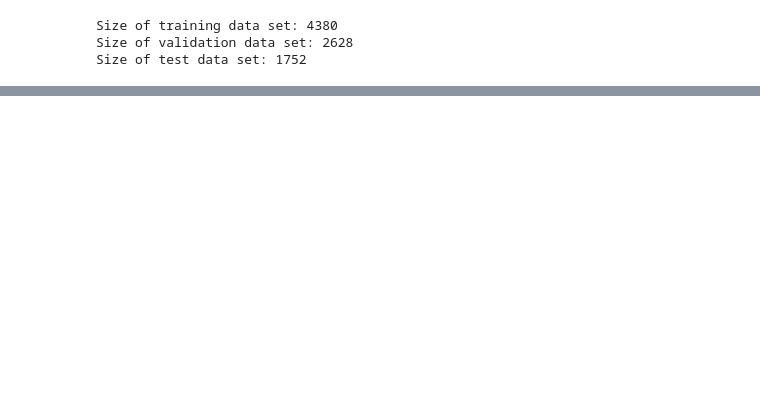
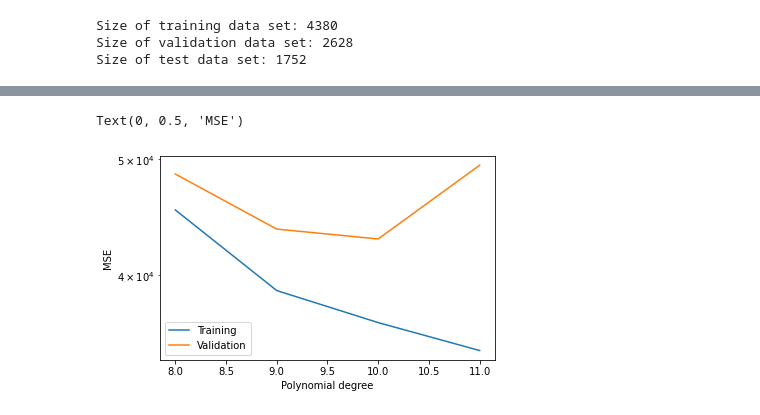
Before and after one commit to agruenb/AA-2022-TEAM-11, a Jupyter notebook: Pred_clean.ipynb, the cells around one changed output, grey strips where cells are left out. Saved outputs shown, nothing was run; the diff lists cells and outputs as text; code cells hidden in the pictures; blank space fills up the shorter version.

```diff
--- a/Pred_clean.ipynb
+++ b/Pred_clean.ipynb
@@ -353,0 +361,9 @@ ValueError: matmul: Input operand 1 has a mismatch in its core dimension 0, with
+# %%
+#Both list start with [0] = degree 2
+plt.semilogy(range(8, 12), performance_train_set[6:10], range(8, 12), performance_valid_set[6:10])
+plt.legend(["Training", "Validation"])
+plt.xlabel("Polynomial degree")
+plt.ylabel("MSE")
+# %% [output]
+Text(0, 0.5, 'MSE')
+[figure, added]
```
Also changed, not shown: parts of 19 cells of this notebook.
